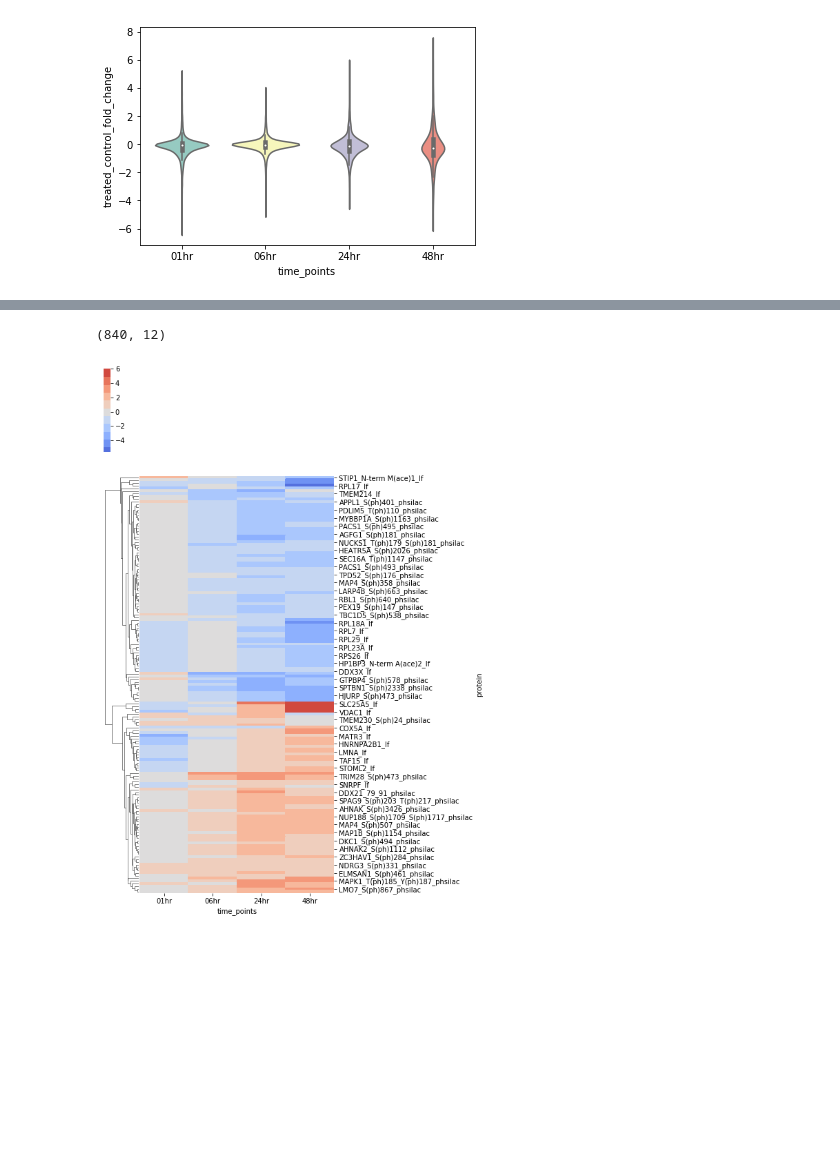
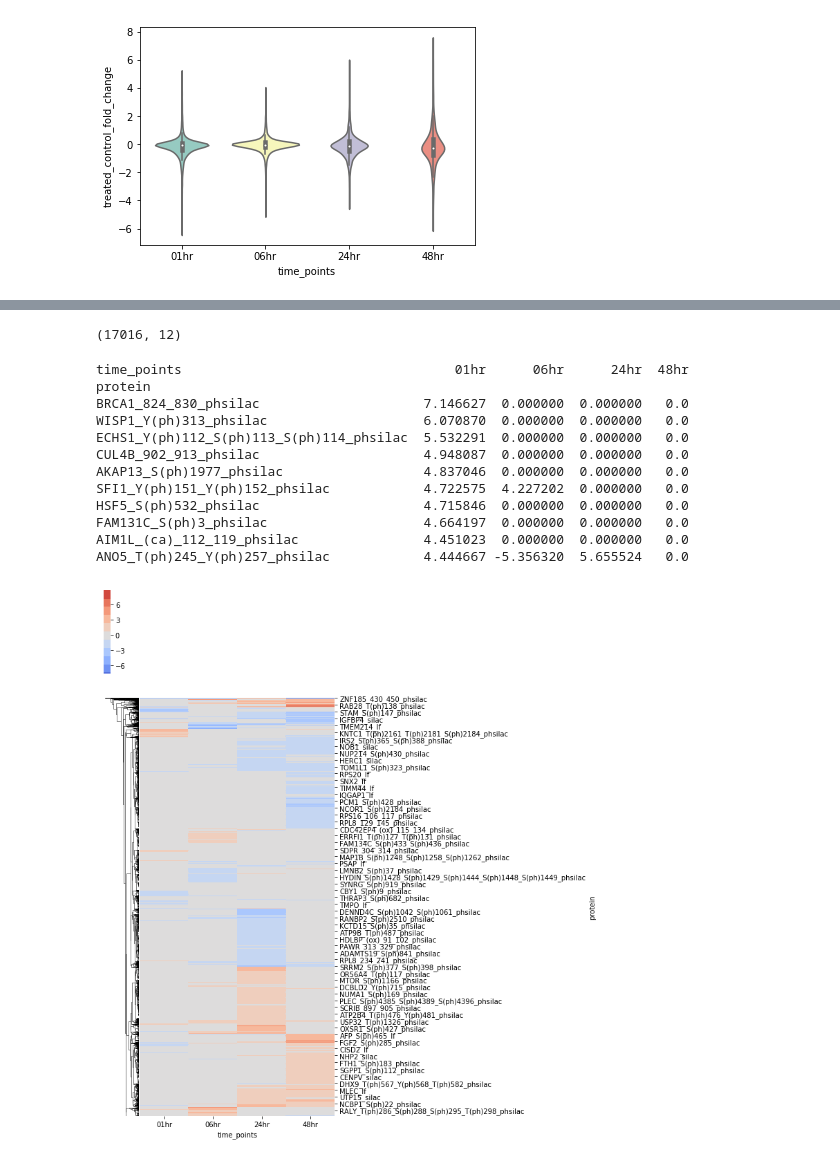
Before and after one commit to LoLab-MSM/MAGINE, a Jupyter notebook: examples/cisplatin/data_exploration.ipynb, the cells around one changed output, grey strips where cells are left out. Saved outputs shown, nothing was run; the diff lists cells and outputs as text; code cells hidden in the pictures; blank space fills up the shorter version.

```diff
--- a/examples/cisplatin/data_exploration.ipynb
+++ b/examples/cisplatin/data_exploration.ipynb
@@ -133,7 +179,11 @@ create_venn2(exp_data.list_rna, exp_data.list_proteins_non_rna, 'RNA', 'Protein'
 # %%
 proteins = d[d['data_type'].isin(['label_free', 'silac', 'ph_silac'])].copy()
-pivot = pivot_table(proteins, False, index='protein', values='treated_control_fold_change',
-                    columns='time_points' )
+
+pivot = pivot_table(proteins, False,
+                    index='protein',
+                    values='treated_control_fold_change',
+                    columns='time_points')
+
 sig = pivot_table(proteins[proteins['significant_flag']],
                   False,
                   index='protein',
@@ -151,13 +201,31 @@ criteria = set(pivot.index.values).intersection(sig.index.values)
 tmp = proteins[proteins['protein'].isin(criteria)]
 print(tmp.shape)
 # %% [output]
-(840, 12)
+(17016, 12)
 # %%
-fig = heatmap_from_array(tmp, cluster_row=True, convert_to_log=True,
-                         index='protein', values='treated_control_fold_change',
-                         columns='time_points', div_colors=True, fig_size=(6,14),  num_colors=11)
+fig = heatmap_from_array(tmp,
+                         cluster_row=True,
+                         convert_to_log=True,
+                         index='protein',
+                         values='treated_control_fold_change',
+                         columns='time_points',
+                         div_colors=True,
+                         fig_size=(6,14),
+                         num_colors=11)
 # %% [output]
+time_points                                   01hr      06hr      24hr  48hr
+protein
+BRCA1_824_830_phsilac                     7.146627  0.000000  0.000000   0.0
+WISP1_Y(ph)313_phsilac                    6.070870  0.000000  0.000000   0.0
+ECHS1_Y(ph)112_S(ph)113_S(ph)114_phsilac  5.532291  0.000000  0.000000   0.0
+CUL4B_902_913_phsilac                     4.948087  0.000000  0.000000   0.0
+AKAP13_S(ph)1977_phsilac                  4.837046  0.000000  0.000000   0.0
+SFI1_Y(ph)151_Y(ph)152_phsilac            4.722575  4.227202  0.000000   0.0
+HSF5_S(ph)532_phsilac                     4.715846  0.000000  0.000000   0.0
+FAM131C_S(ph)3_phsilac                    4.664197  0.000000  0.000000   0.0
+AIM1L_(ca)_112_119_phsilac                4.451023  0.000000  0.000000   0.0
+ANO5_T(ph)245_Y(ph)257_phsilac            4.444667 -5.356320  5.655524   0.0
-[figure, old version]
+[figure, new version]
 # %%
 plot_list_of_genes(tmp, ['VDAC1', 'TRIM28', 'LMNA', 'RBL1','DKC1'], plot_type='matplotlib',
                    save_name='proteins_timecour_example',
```
Also changed, not shown: parts of 15 cells of this notebook, 3 other files.
